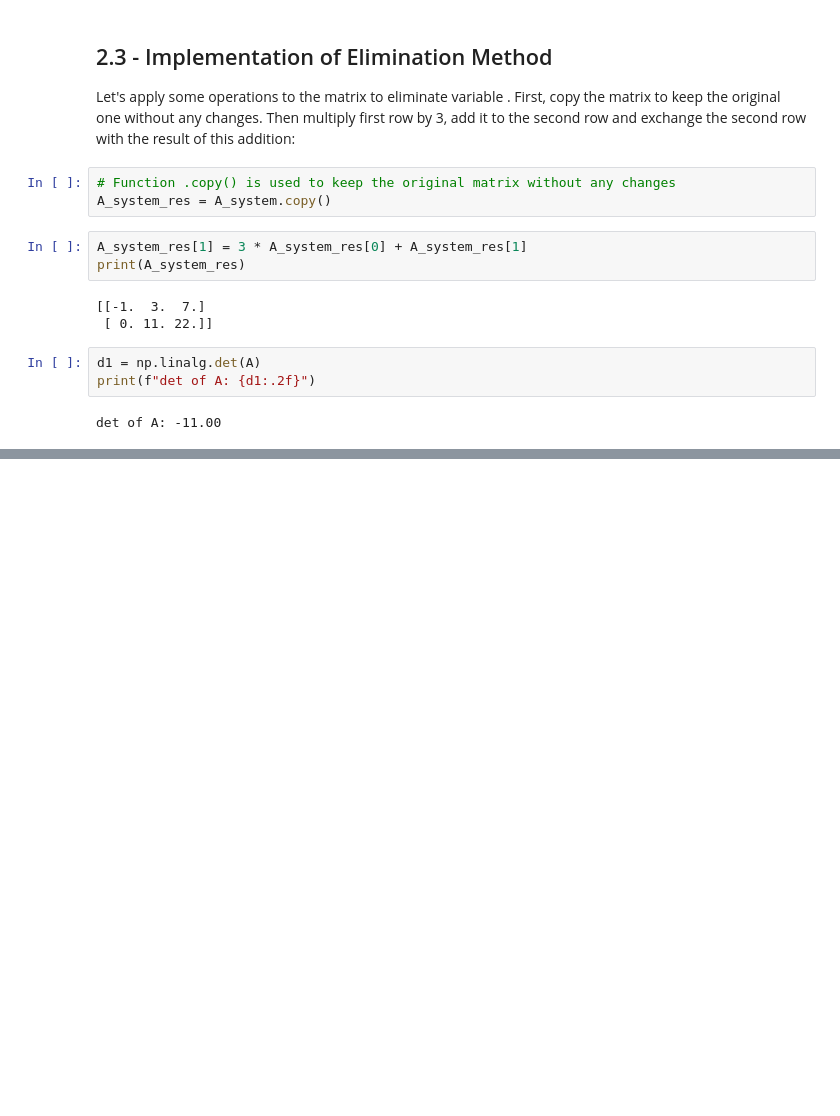
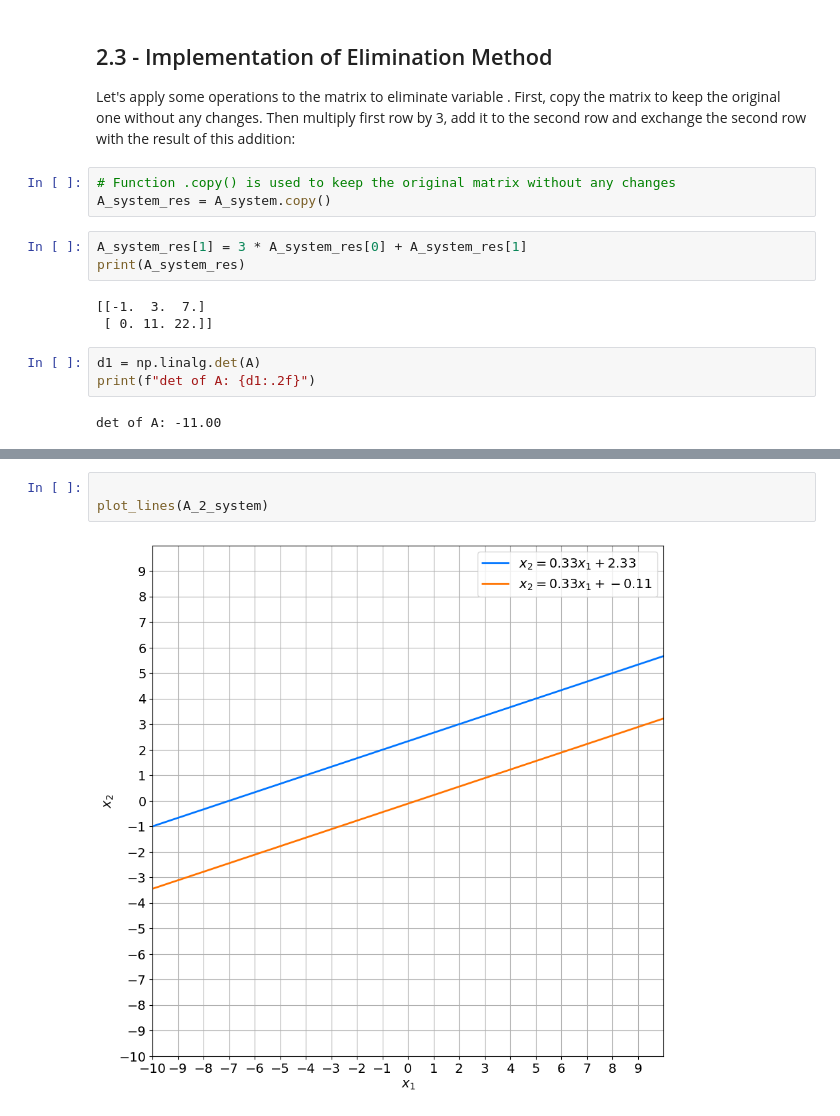
Before and after one commit to rajeshkumarkarra/HybridQuantumPINNs, a Jupyter notebook: mathematics-for-machine-learning-and-data-science.ipynb, the cells around one changed output, grey strips where cells are left out. Saved outputs shown, nothing was run; the diff lists cells and outputs as text; blank space fills up the shorter version.

```diff
--- a/mathematics-for-machine-learning-and-data-science.ipynb
+++ b/mathematics-for-machine-learning-and-data-science.ipynb
@@ -688,0 +873,5 @@ det of A: -11.00
+# %%
+
+plot_lines(A_2_system)
+# %% [output]
+[figure, added]
```
Also changed, not shown: parts of 22 cells of this notebook.
